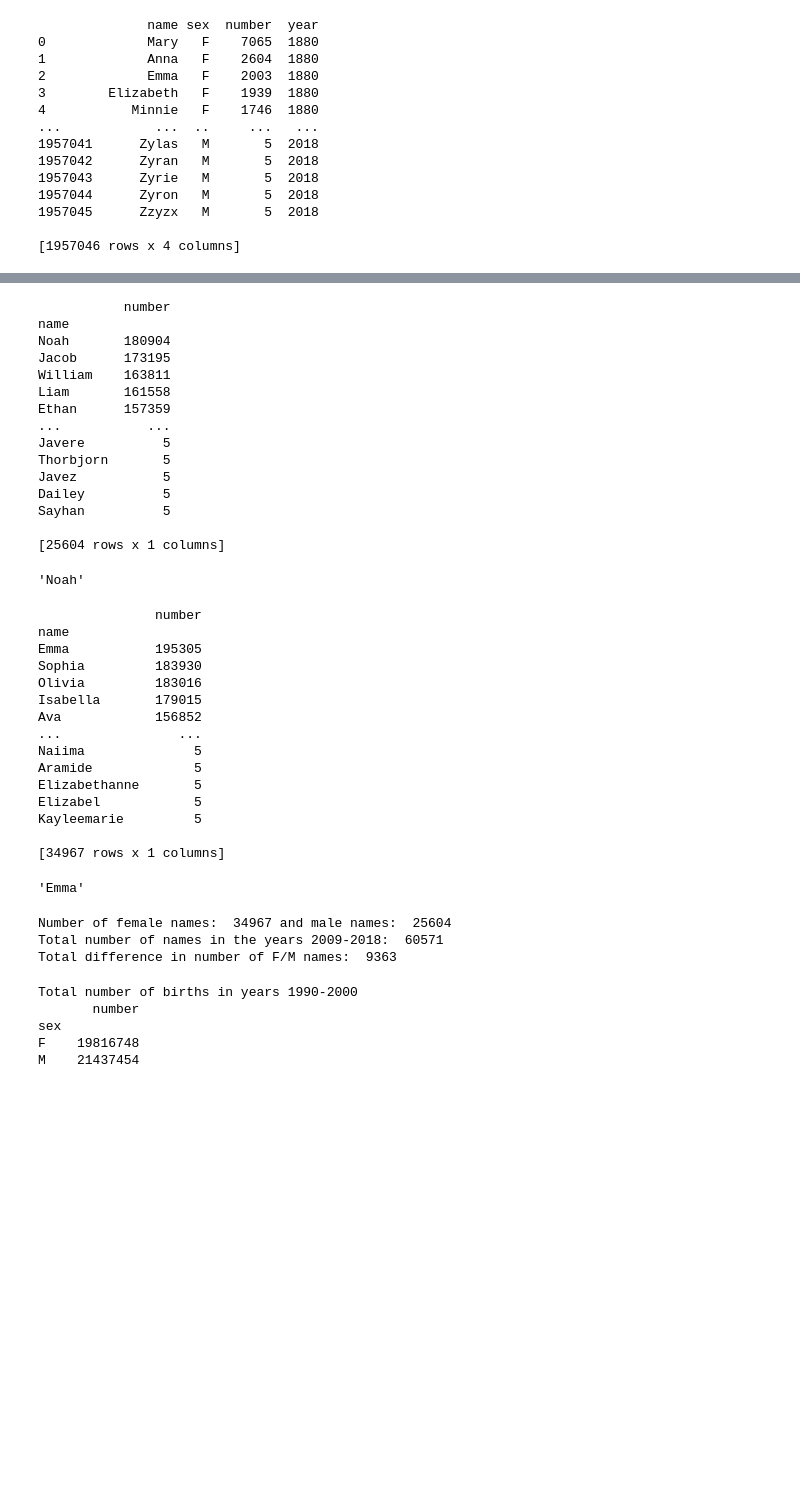
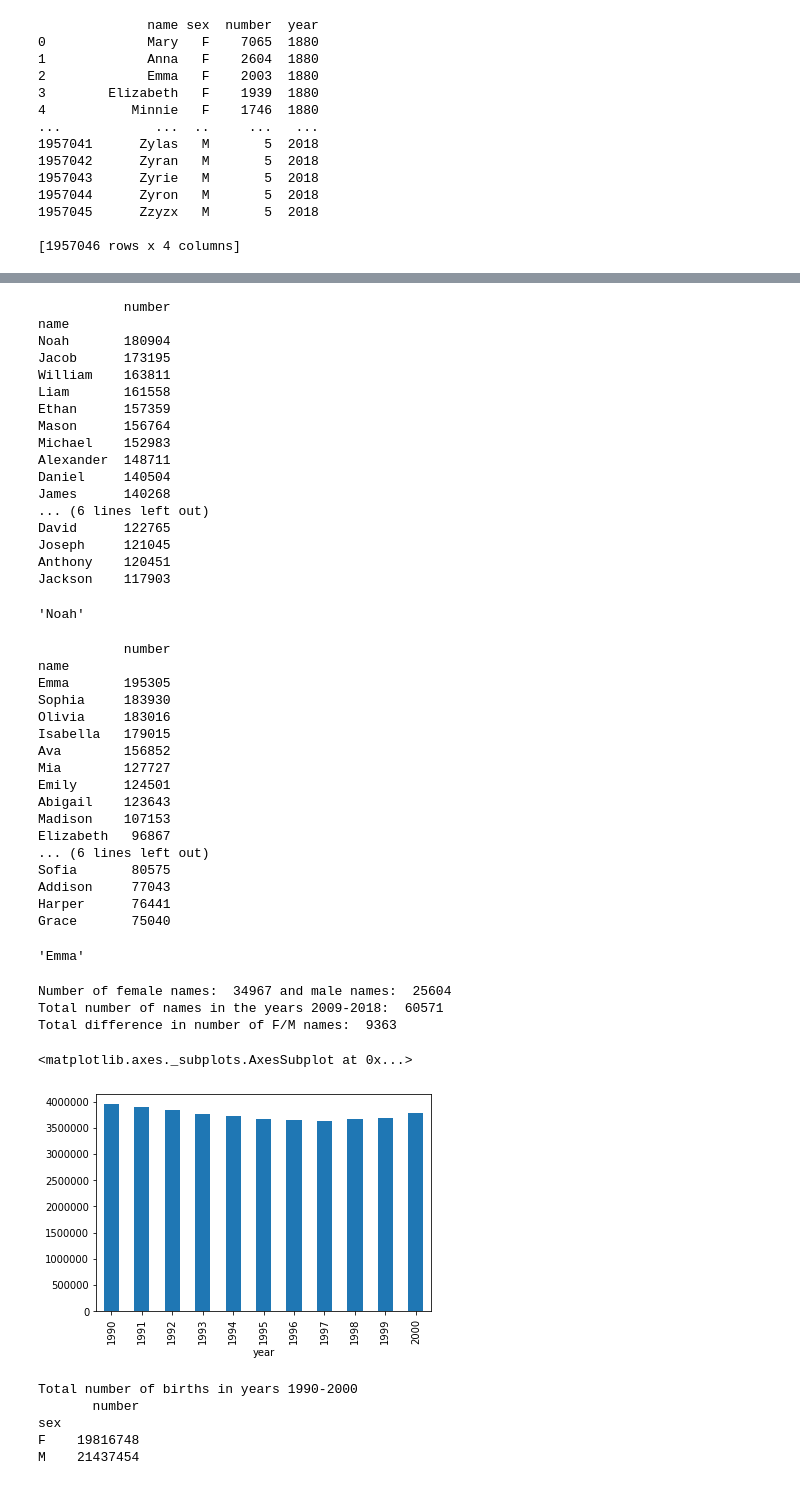
Before and after one commit to Janasu97/task3Data, a Jupyter notebook: Main.ipynb, the cells around one changed output, grey strips where cells are left out. Cells and saved outputs as stored; diff of their text form; code cells hidden in the pictures; blank space fills up the shorter version.

```diff
--- a/Main.ipynb
+++ b/Main.ipynb
@@ -39,20 +60,14 @@ print(all_data)
 # %%
-#Most popular male name 2009-2018
-#wybrać np 20 najpopularniejszych imion i sprawdzić ile miejsc zajmują M/F
-#Sprawdzić różnorodność imion w sensie ile imion żeńskich ile męskich
-#i porównać to do ogólnej liczby urodzeń odpowiedniej płci
+#Most popular male name 2009-2018 is Noah
+#Jacob second most popular name from 2009-2018. Michael on seventh place
 data09_18 = all_data[all_data["year"] <= 2018 ]
 data09_18 = data09_18[data09_18["year"] >= 2009]
 data09_18 = data09_18.drop(columns = "year")
-#data09_18 = data09_18[data09_18["sex"] == "M"]
-#data09_18 = data09_18.groupby("name").sum()
-#data09_18.index[data09_18["number"].argmax()]
 data09_18_M = data09_18[data09_18["sex"] == "M"]
 data09_18_M = data09_18_M.groupby("name").sum()
 data09_18_M = data09_18_M.sort_values(by='number', ascending=False)
-print(data09_18_M)
+print(data09_18_M.head(20))
 data09_18_M.index[data09_18_M["number"].argmax()]
-#data09_18.index[data09_18["number"].argmax(), ["sex"] == "M"]
 # %% [output]
            number
 name
@@ -61,38 +76,44 @@ Jacob      173195
 William    163811
 Liam       161558
 Ethan      157359
-...           ...
-Javere          5
-Thorbjorn       5
-Javez           5
-Dailey          5
-Sayhan          5
-
-[25604 rows x 1 columns]
+Mason      156764
+Michael    152983
+Alexander  148711
+Daniel     140504
+James      140268
+... (6 lines left out)
+David      122765
+Joseph     121045
+Anthony    120451
+Jackson    117903
 'Noah'
 # %%
-#Most popular female name 2009-2018
+#Most popular female name 2009-2018 is Emma
+#Sophia and Sofia are similar names. If merged into one it would be the
+#most popular name in these years
 data09_18_F = data09_18[data09_18["sex"] == "F"]
 data09_18_F = data09_18_F.groupby("name").sum()
 data09_18_F = data09_18_F.sort_values(by='number', ascending=False)
-print(data09_18_F)
+print(data09_18_F.head(20))
 data09_18_F.index[data09_18_F["number"].argmax()]
 # %% [output]
-               number
+           number
 name
-Emma           195305
-Sophia         183930
-Olivia         183016
-Isabella       179015
-Ava            156852
-...               ...
-Naiima              5
-Aramide             5
-Elizabethanne       5
-Elizabel            5
-Kayleemarie         5
-
-[34967 rows x 1 columns]
+Emma       195305
+Sophia     183930
+Olivia     183016
+Isabella   179015
+Ava        156852
+Mia        127727
+Emily      124501
+Abigail    123643
+Madison    107153
+Elizabeth   96867
+... (6 lines left out)
+Sofia       80575
+Addison     77043
+Harper      76441
+Grace       75040
 'Emma'
 # %%
 #Total number of names in years and diff between Male and Female names 2009-2018
@@ -109,4 +130,12 @@ print("Total difference in number of F/M names: ", total_diff_of_names)
 Number of female names:  34967 and male names:  25604
 Total number of names in the years 2009-2018:  60571
 Total difference in number of F/M names:  9363
+# %%
+#Girls and boys born between 1990 and 2000
+data90_00 = all_data[all_data["year"] <= 2000 ]
+data90_00 = data90_00[data90_00["year"] >= 1990]
+data90_00.groupby('year').number.sum().plot(kind='bar')
+# %% [output]
+<matplotlib.axes._subplots.AxesSubplot at 0x...>
+[figure, added]
 # %%
```
Also changed, not shown: parts of 19 cells of this notebook.
